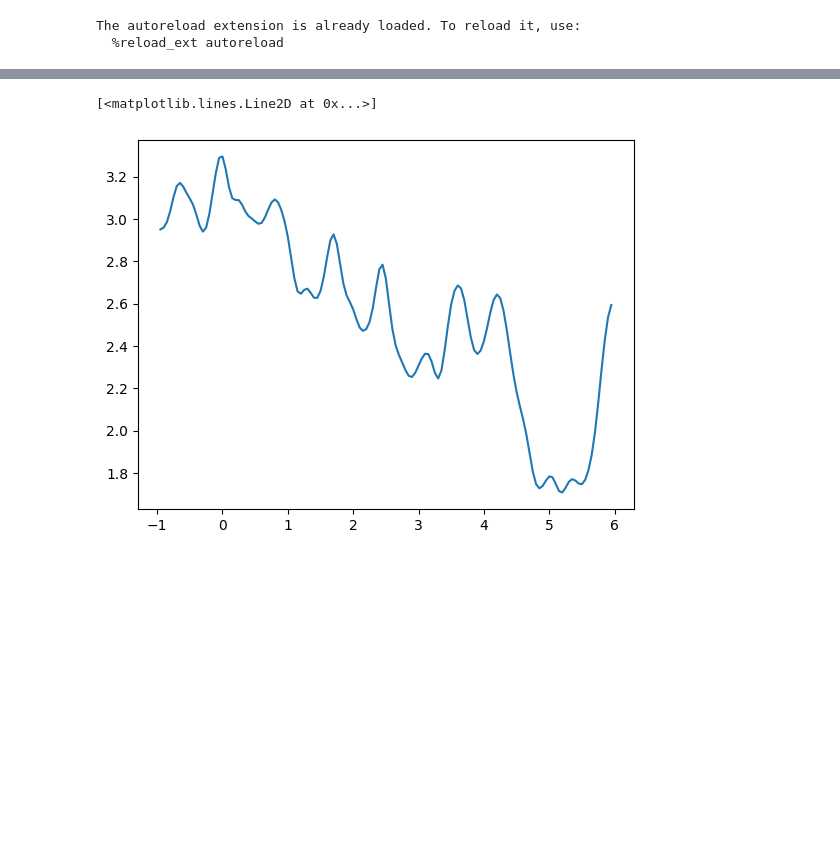
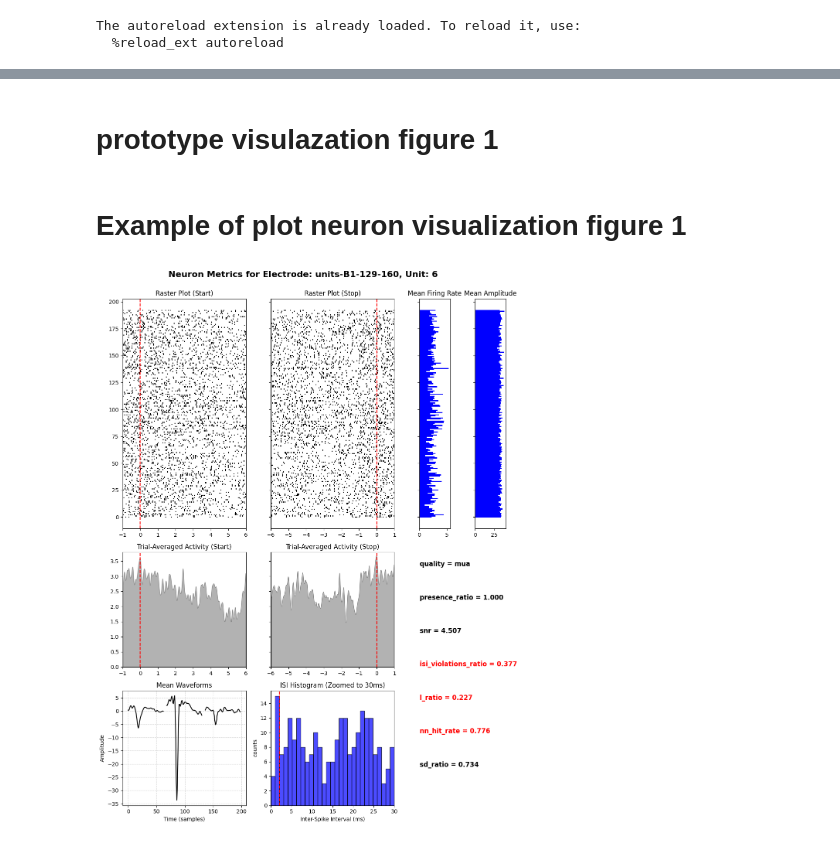
Before and after one commit to kunpengyuky2449/NWB_visualization, a Jupyter notebook: notebooks/NWB_test.ipynb, the cells around one changed output, grey strips where cells are left out. Drawn from its saved outputs; the diff is of its cells as text; code cells hidden in the pictures; blank space fills up the shorter version.

Commit message:
Rename src to MySrc and finished figure 1 function for neuron quality check

```diff
--- a/notebooks/NWB_test.ipynb
+++ b/notebooks/NWB_test.ipynb
@@ -28,0 +28,2 @@ trials_timings = get_trial_timing(nwbfile)
+# %% [markdown]
+# prototype visulazation figure 1
@@ -28,0 +195,2 @@ trials_timings = get_trial_timing(nwbfile)
+# %% [markdown]
+# Example of plot neuron visualization figure 1
@@ -29,4 +205,5 @@ trials_timings = get_trial_timing(nwbfile)
 # %%
-unit_spike_times = units_tables[table_names[0]]["spike_times"][6]
-start_times = trials_timings['start_times']
-stop_times = trials_timings['stop_times']
+fig = plot_neuron_general_metrices(
+    units_tables, table_names, electrode_id=0, unit_id=6, trials_timings=trials_timings, resize = 0.9)
+# %% [output]
+[figure, added]
@@ -47,8 +209,0 @@ def compute_average_firing_rate(unit_spike_times, align_times, window, bin_size
-# %%
-start_window = (-1, 6)  # Window around trial start (-1s to +6s)
-stop_window = (-6, 1)   # Window around trial stop (-6s to +1s)
-smoothed_firing_rate, time_bins = compute_average_firing_rate(unit_spike_times, start_times, window = start_window)
-plt.plot(time_bins[1:], smoothed_firing_rate)
-# %% [output]
-[<matplotlib.lines.Line2D at 0x...>]
-[figure, removed]
```
Also changed, not shown: parts of 14 cells of this notebook, 8 other files.
